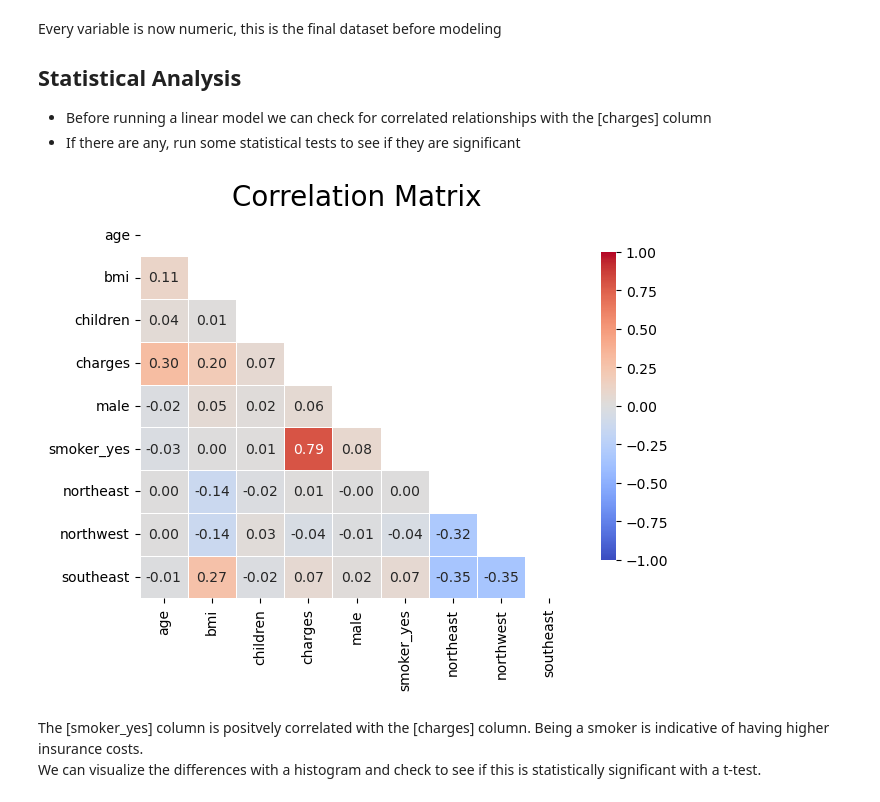
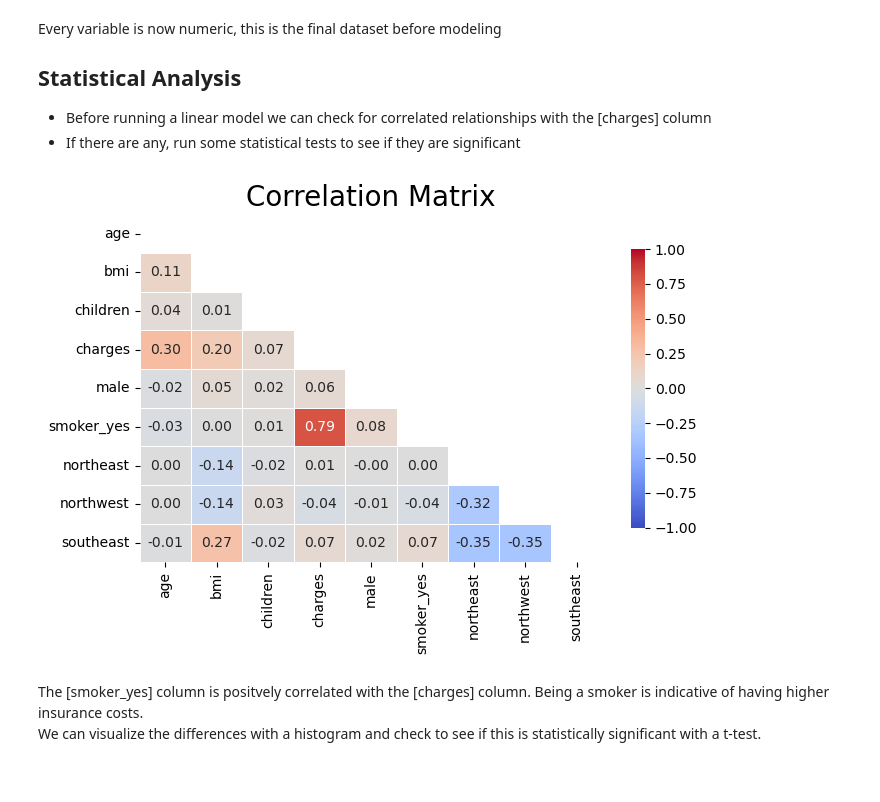
Before and after one commit to ntran119/data_projects, a Jupyter notebook: 2023_Medical_Insurance/2023_Predicting_Medical_Insurance.ipynb, the cells around one changed output. Cells and saved outputs as stored; diff of their text form; code cells hidden in the pictures.

```diff
--- a/2023_Medical_Insurance/2023_Predicting_Medical_Insurance.ipynb
+++ b/2023_Medical_Insurance/2023_Predicting_Medical_Insurance.ipynb
@@ -242,28 +242,29 @@ Every variable is now numeric, this is the final dataset before modeling
 # %%
 # Generate heatmap
 plt.figure(figsize=(7, 5))
 sns.heatmap(df.corr().round(2),
             annot=True,  # Show correlation values
             cmap='coolwarm',  # Color map
             vmin=-1, vmax=1,  # Set color scale limits
             mask=np.triu(df.corr()),  # Mask upper triangle
             linewidths=0.5,  # Add linewidths between cells
             linecolor='white',  # Set linewidth color
             cbar_kws={'shrink': 0.8},  # Adjust colorbar size
             fmt=".2f")  # Format annotation values to 2 decimal places
 
 # Set title and adjust font size
 plt.title('Correlation Matrix', size=20)
 
 # Rotate y-axis ticks for better readability
 plt.yticks(rotation=0)
 
 # Save figure to figure folder
+plt.tight_layout()
 plt.savefig('figures/cor_mat.png')
 # Display the heatmap
 plt.show()
 # %% [output]
-[figure, old version]
+[figure, new version]
 # %% [markdown]
 The [smoker_yes] column is positvely correlated with the [charges] column. Being a smoker is indicative of having higher insurance costs. <br>
 We can visualize the differences with a histogram and check to see if this is statistically significant with a t-test.
```
Also changed, not shown: parts of 6 cells of this notebook, 3 other files.
